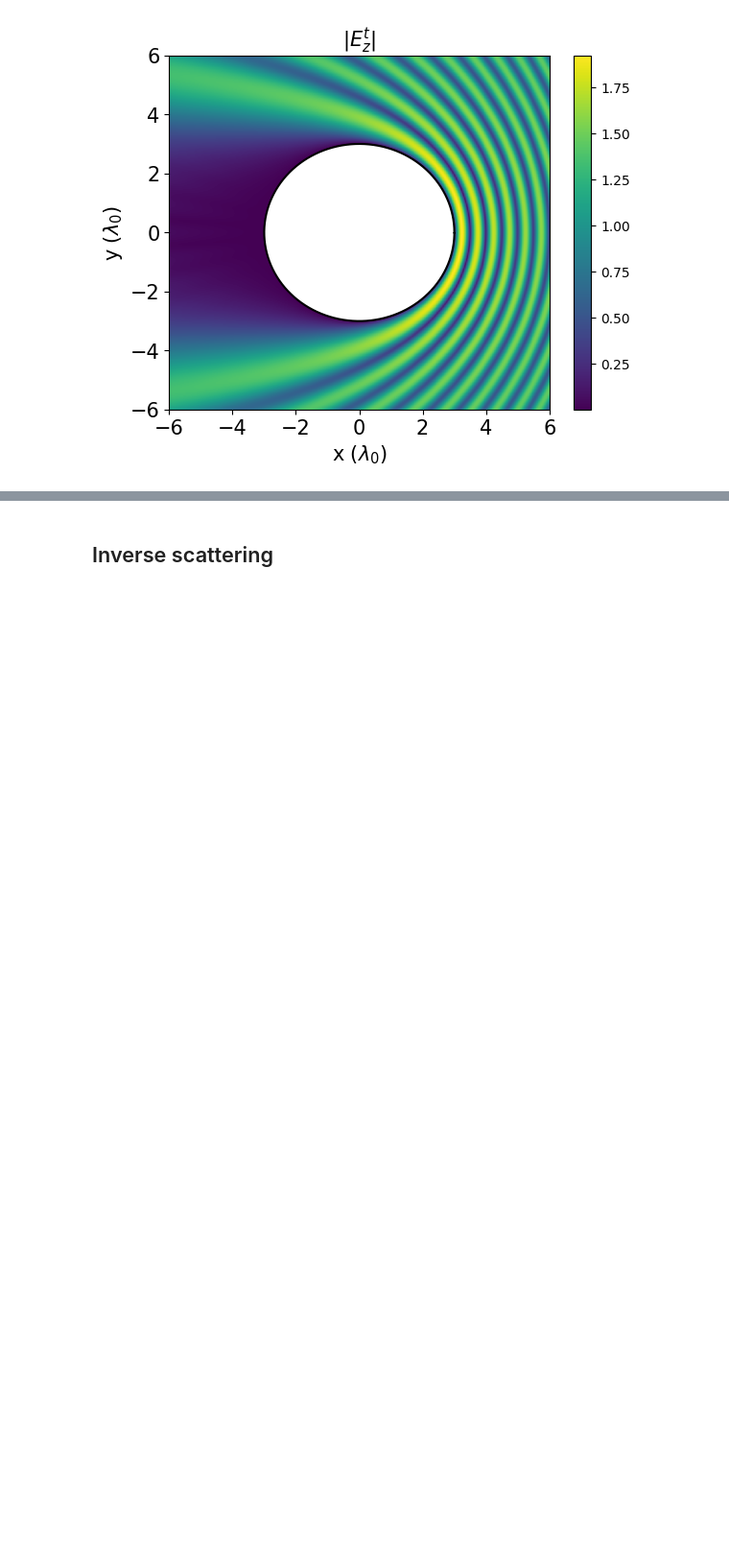
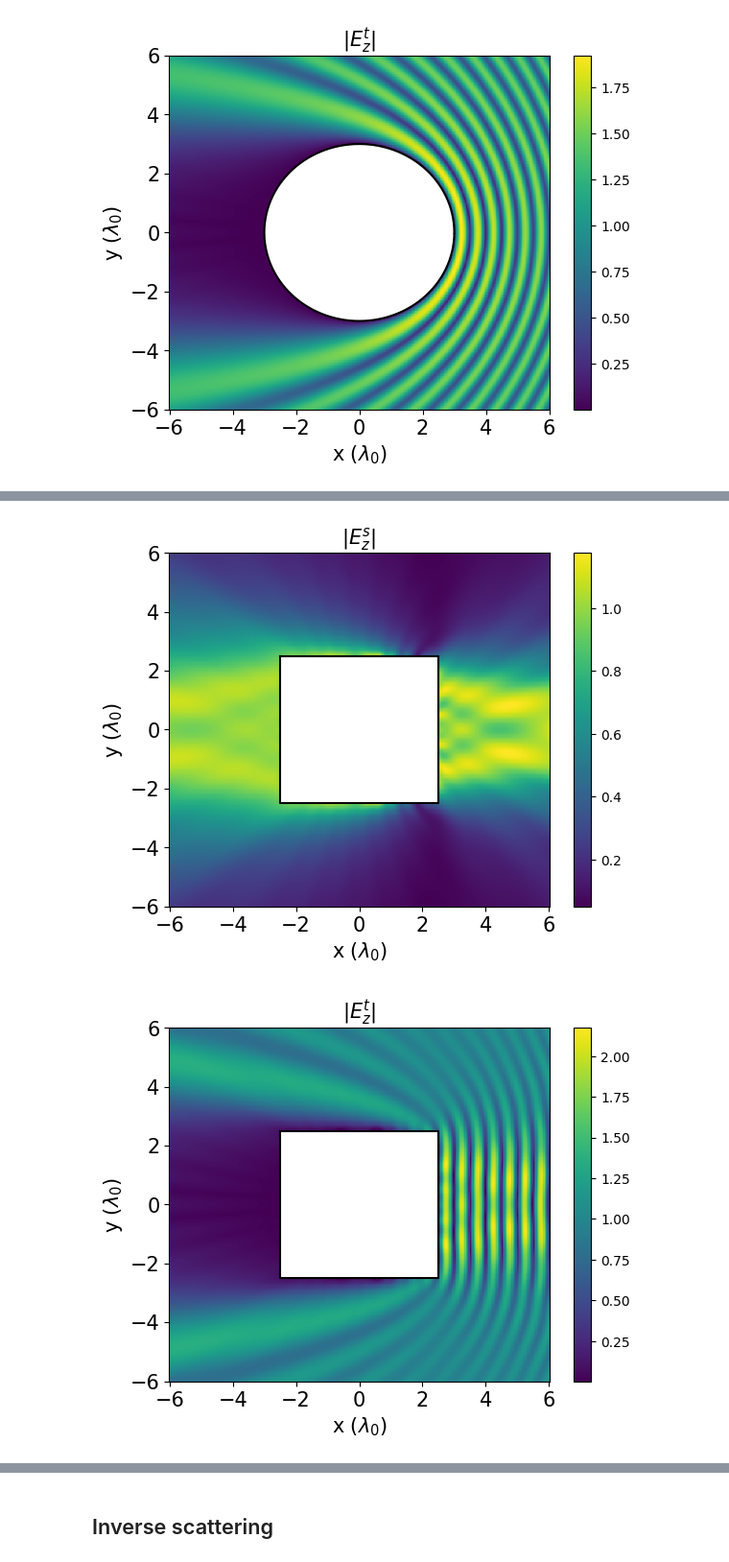
Before and after one commit to MariusGhica/Advanced-EM, a Jupyter notebook: inverseScattering_aux.ipynb, the cells around one changed output, grey strips where cells are left out. Shown at 96% size. Cells and saved outputs as stored; diff of their text form; code cells hidden in the pictures; blank space fills up the shorter version.

```diff
--- a/inverseScattering_aux.ipynb
+++ b/inverseScattering_aux.ipynb
@@ -266,0 +434,29 @@ plt.show()
+# %%
+x_grid, y_grid = np.meshgrid(np.linspace(x_min, x_max, grid_size),
+                            np.linspace(y_min, y_max, grid_size))
+
+for i in range(J):
+    plt.figure()
+    plt.pcolormesh(x_grid, y_grid, np.abs(e_scat_aux_rectangle_list[i]), shading='auto')
+    plt.title(r'|$E^{s}_{z}$|', fontsize=15)
+    plt.colorbar()
+    plt.plot(data_rectangle[:, 0], data_rectangle[:, 1], color='black')  # Plot contour of the scatterer
+    plt.xlabel(r'x $(\lambda_{0})$', fontsize=15)
+    plt.ylabel(r'y $(\lambda_{0})$', fontsize=15)
+    plt.xticks(fontsize=15)
+    plt.yticks(fontsize=15)
+    plt.show()
+
+    plt.figure()
+    plt.pcolormesh(x_grid, y_grid, np.abs(e_total_rectangle_list[i]), shading='auto')
+    plt.title(r'|$E^{t}_{z}$|', fontsize=15)
+    plt.colorbar()
+    plt.plot(data_rectangle[:, 0], data_rectangle[:, 1], color='black')  # Plot contour of the scatterer
+    plt.xlabel(r'x $(\lambda_{0})$', fontsize=15)
+    plt.ylabel(r'y $(\lambda_{0})$', fontsize=15)
+    plt.xticks(fontsize=15)
+    plt.yticks(fontsize=15)
+    plt.show()
+# %% [output]
+[figure, added]
+[figure, added]
```
Also changed, not shown: parts of 16 cells of this notebook, 10 other files.
